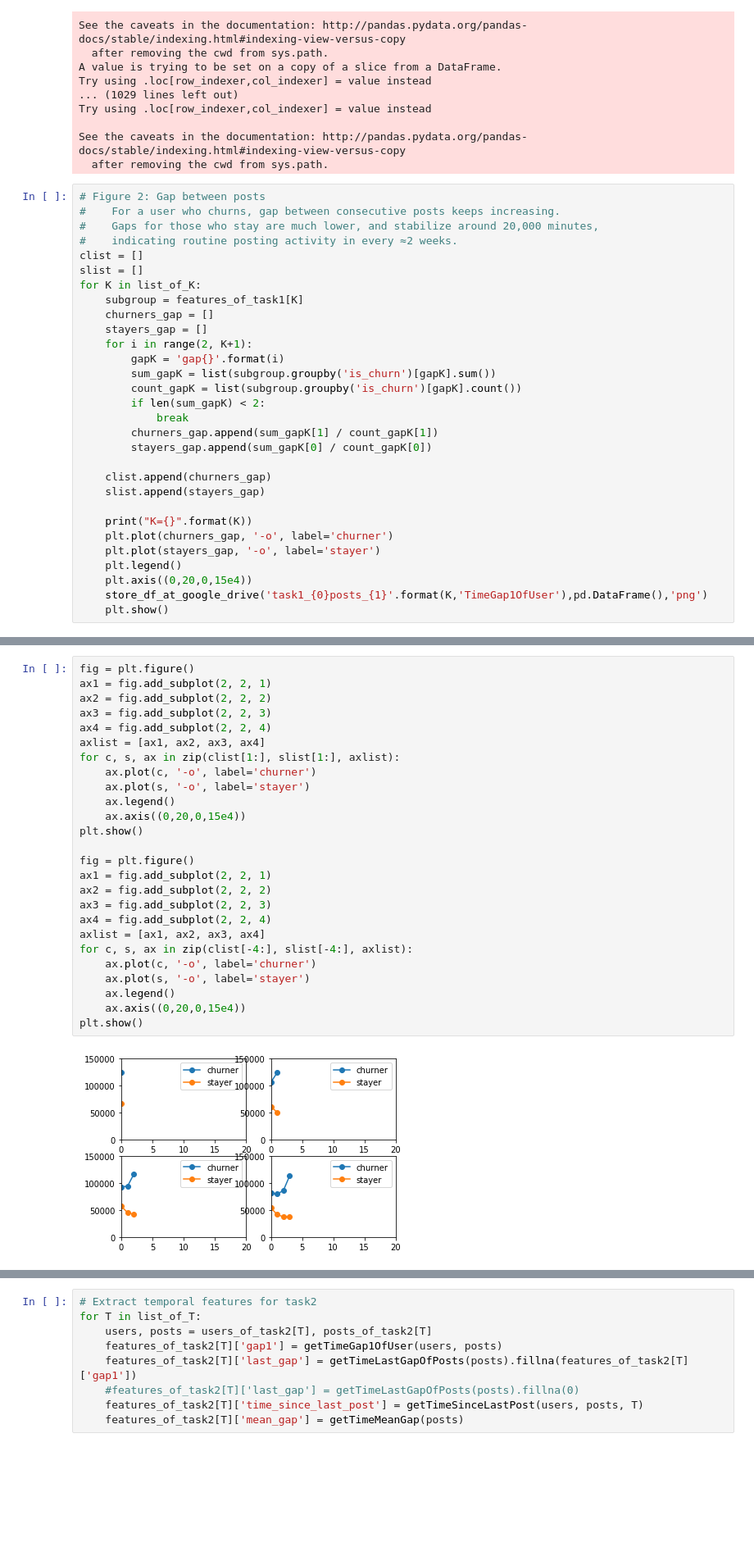
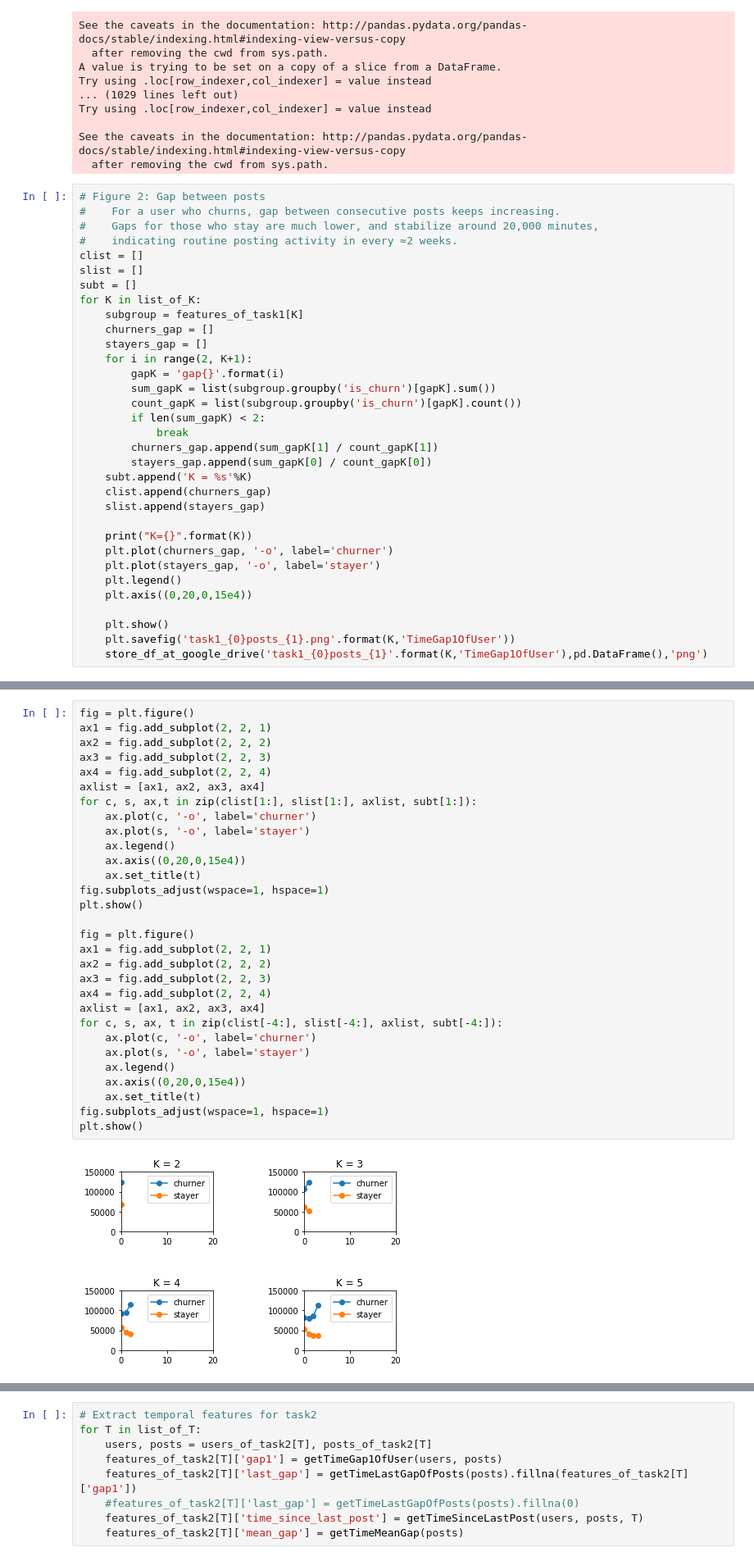
Before and after one commit to yvonny/churn, a Jupyter notebook: ChurnPredictionBaseline.ipynb, the cells around one changed output, grey strips where cells are left out. Shown at 82% size. Drawn from its saved outputs; the diff is of its cells as text; blank space fills up the shorter version.

```diff
--- a/ChurnPredictionBaseline.ipynb
+++ b/ChurnPredictionBaseline.ipynb
@@ -383,6 +353,7 @@ See the caveats in the documentation: http://pandas.pydata.org/pandas-docs/stabl
 #    indicating routine posting activity in every ≈2 weeks.
 clist = []
 slist = []
+subt = []
 for K in list_of_K:
     subgroup = features_of_task1[K]
     churners_gap = []
@@ -395,7 +366,7 @@ for K in list_of_K:
             break
         churners_gap.append(sum_gapK[1] / count_gapK[1])
         stayers_gap.append(sum_gapK[0] / count_gapK[0])
-
+    subt.append('K = %s'%K)
     clist.append(churners_gap)
     slist.append(stayers_gap)
 
@@ -404,7 +375,9 @@ for K in list_of_K:
     plt.plot(stayers_gap, '-o', label='stayer')
     plt.legend()
     plt.axis((0,20,0,15e4))
+
+    plt.show()
+    plt.savefig('task1_{0}posts_{1}.png'.format(K,'TimeGap1OfUser'))
     store_df_at_google_drive('task1_{0}posts_{1}'.format(K,'TimeGap1OfUser'),pd.DataFrame(),'png')
-    plt.show()
 # %% [output]
 K=1
@@ -413,28 +401,32 @@ FileNotFoundError: ignored
 # %%
 fig = plt.figure()
 ax1 = fig.add_subplot(2, 2, 1)
 ax2 = fig.add_subplot(2, 2, 2)
 ax3 = fig.add_subplot(2, 2, 3)
 ax4 = fig.add_subplot(2, 2, 4)
 axlist = [ax1, ax2, ax3, ax4]
-for c, s, ax in zip(clist[1:], slist[1:], axlist):
+for c, s, ax,t in zip(clist[1:], slist[1:], axlist, subt[1:]):
     ax.plot(c, '-o', label='churner')
     ax.plot(s, '-o', label='stayer')
     ax.legend()
     ax.axis((0,20,0,15e4))
+    ax.set_title(t)
+fig.subplots_adjust(wspace=1, hspace=1)
 plt.show()
 
 fig = plt.figure()
 ax1 = fig.add_subplot(2, 2, 1)
 ax2 = fig.add_subplot(2, 2, 2)
 ax3 = fig.add_subplot(2, 2, 3)
 ax4 = fig.add_subplot(2, 2, 4)
 axlist = [ax1, ax2, ax3, ax4]
-for c, s, ax in zip(clist[-4:], slist[-4:], axlist):
+for c, s, ax, t in zip(clist[-4:], slist[-4:], axlist, subt[-4:]):
     ax.plot(c, '-o', label='churner')
     ax.plot(s, '-o', label='stayer')
     ax.legend()
     ax.axis((0,20,0,15e4))
+    ax.set_title(t)
+fig.subplots_adjust(wspace=1, hspace=1)
 plt.show()
 # %% [output]
-[figure, old version]
+[figure, new version]
```
Also changed, not shown: parts of 17 cells of this notebook.
